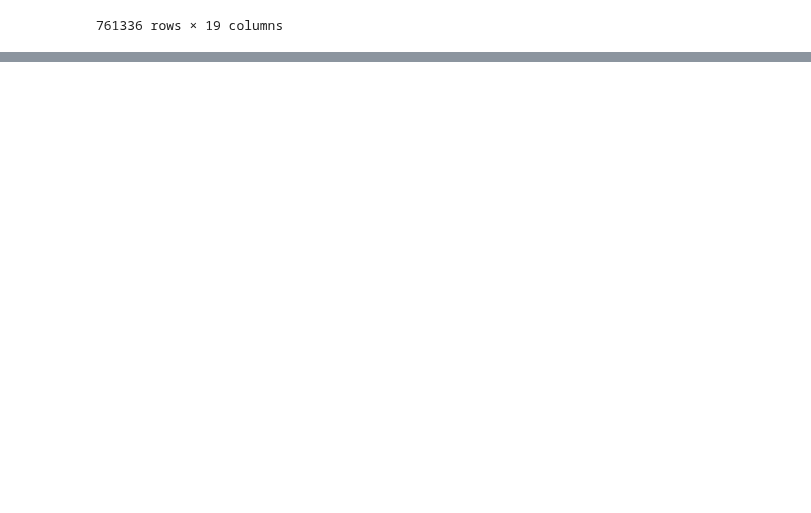
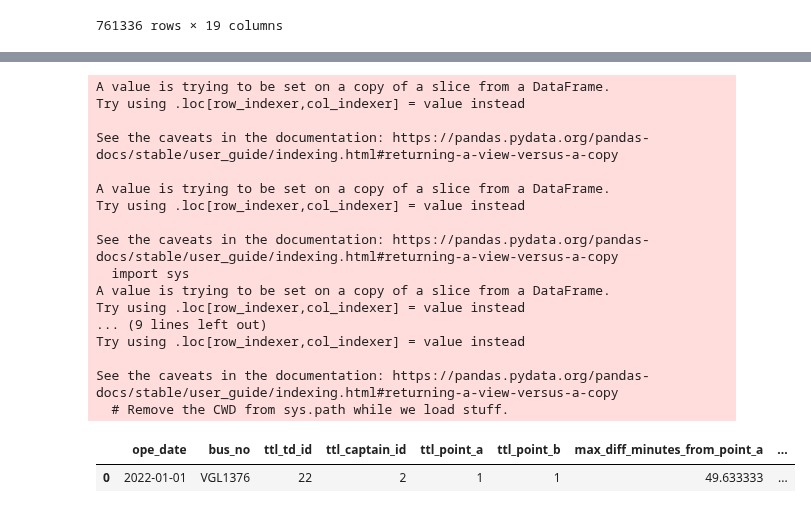
Before and after one commit to izardy/myrapid-backend, a Jupyter notebook: etl/data_exploration.ipynb, the cells around one changed output, grey strips where cells are left out. Cells and saved outputs as stored; diff of their text form; code cells hidden in the pictures; blank space fills up the shorter version.

```diff
--- a/etl/data_exploration.ipynb
+++ b/etl/data_exploration.ipynb
@@ -137,0 +160,80 @@ for year in years:
+# %%
+#data model using sample data
+
+trip_departure_1_1_2022_VGL1376=trip_departure_1_2022[(trip_departure_1_2022['bus_no']=='VGL1376')&(trip_departure_1_2022['ope_date']=='2022-01-01')]
+trip_departure_1_1_2022_VGL1376['diff_minutes']=pd.to_datetime(trip_departure_1_1_2022_VGL1376['dt_gps']).diff()/np.timedelta64(1, 'm')
+trip_departure_1_1_2022_VGL1376['diff_label']=np.where((trip_departure_1_1_2022_VGL1376['dir']=='arrive')&(trip_departure_1_1_2022_VGL1376['direction']=='DIR2_arrive'),'to point a',np.nan)
+trip_departure_1_1_2022_VGL1376['diff_label']=np.where((trip_departure_1_1_2022_VGL1376['dir']=='arrive')&(trip_departure_1_1_2022_VGL1376['direction']=='DIR1_arrive'),'from point a',trip_departure_1_1_2022_VGL1376['diff_label'])
+trip_departure_1_1_2022_VGL1376['diff_label']=np.where((trip_departure_1_1_2022_VGL1376['dir']=='depart')&(trip_departure_1_1_2022_VGL1376['direction']=='DIR1_depart'),'idle mode',trip_departure_1_1_2022_VGL1376['diff_label'])
+trip_departure_1_1_2022_VGL1376['diff_label']=np.where((trip_departure_1_1_2022_VGL1376['dir']=='depart')&(trip_departure_1_1_2022_VGL1376['direction']=='DIR2_depart'),'idle mode',trip_departure_1_1_2022_VGL1376['diff_label'])
+
+trip_departure_1_1_2022_VGL1376_1=trip_departure_1_1_2022_VGL1376.groupby(['ope_date','bus_no'])[['td_id']].count().reset_index().rename(columns={'td_id':'ttl_td_id'}) # total trips on date
+trip_departure_1_1_2022_VGL1376_2=trip_departure_1_1_2022_VGL1376.groupby(['ope_date','bus_no'])[['captain_id']].nunique().reset_index().rename(columns={'captain_id':'ttl_captain_id'}) # total captains on duty on date
+trip_departure_1_1_2022_VGL1376_3=trip_departure_1_1_2022_VGL1376.groupby(['ope_date','bus_no'])[['point_a']].nunique().reset_index().rename(columns={'point_a':'ttl_point_a'}) # total point a of trip on date
+trip_departure_1_1_2022_VGL1376_4=trip_departure_1_1_2022_VGL1376.groupby(['ope_date','bus_no'])[['point_b']].nunique().reset_index().rename(columns={'point_b':'ttl_point_b'}) # total point b of trip on date
+
+trip_departure_1_1_2022_VGL1376_5=trip_departure_1_1_2022_VGL1376[trip_departure_1_1_2022_VGL1376['diff_label']=='from point a'].groupby(['ope_date','bus_no','diff_label']).agg({'diff_minutes':'max'}).reset_index().rename(columns={'diff_minutes':'max_diff_minutes_from_point_a'}).drop(columns=['diff_label'])
+trip_departure_1_1_2022_VGL1376_6=trip_departure_1_1_2022_VGL1376[trip_departure_1_1_2022_VGL1376['diff_label']=='idle mode'].groupby(['ope_date','bus_no','diff_label']).agg({'diff_minutes':'max'}).reset_index().rename(columns={'diff_minutes':'max_diff_minutes_idle_mode'}).drop(columns=['diff_label'])
+trip_departure_1_1_2022_VGL1376_7=trip_departure_1_1_2022_VGL1376[trip_departure_1_1_2022_VGL1376['diff_label']=='to point a'].groupby(['ope_date','bus_no','diff_label']).agg({'diff_minutes':'max'}).reset_index().rename(columns={'diff_minutes':'max_diff_minutes_to_point_a'}).drop(columns=['diff_label'])
+
+trip_departure_1_1_2022_VGL1376_8=trip_departure_1_1_2022_VGL1376[trip_departure_1_1_2022_VGL1376['diff_label']=='from point a'].groupby(['ope_date','bus_no','diff_label']).agg({'diff_minutes':'min'}).reset_index().rename(columns={'diff_minutes':'min_diff_minutes_from_point_a'}).drop(columns=['diff_label'])
+trip_departure_1_1_2022_VGL1376_9=trip_departure_1_1_2022_VGL1376[trip_departure_1_1_2022_VGL1376['diff_label']=='idle mode'].groupby(['ope_date','bus_no','diff_label']).agg({'diff_minutes':'min'}).reset_index().rename(columns={'diff_minutes':'min_diff_minutes_idle_mode'}).drop(columns=['diff_label'])
+trip_departure_1_1_2022_VGL1376_10=trip_departure_1_1_2022_VGL1376[trip_departure_1_1_2022_VGL1376['diff_label']=='to point a'].groupby(['ope_date','bus_no','diff_label']).agg({'diff_minutes':'min'}).reset_index().rename(columns={'diff_minutes':'min_diff_minutes_to_point_a'}).drop(columns=['diff_label'])
+
+trip_departure_1_1_2022_VGL1376_11=trip_departure_1_1_2022_VGL1376[trip_departure_1_1_2022_VGL1376['diff_label']=='from point a'].groupby(['ope_date','bus_no','diff_label']).agg({'diff_minutes':'mean'}).reset_index().rename(columns={'diff_minutes':'avg_diff_minutes_from_point_a'}).drop(columns=['diff_label'])
+trip_departure_1_1_2022_VGL1376_12=trip_departure_1_1_2022_VGL1376[trip_departure_1_1_2022_VGL1376['diff_label']=='idle mode'].groupby(['ope_date','bus_no','diff_label']).agg({'diff_minutes':'mean'}).reset_index().rename(columns={'diff_minutes':'avg_diff_minutes_idle_mode'}).drop(columns=['diff_label'])
+trip_departure_1_1_2022_VGL1376_13=trip_departure_1_1_2022_VGL1376[trip_departure_1_1_2022_VGL1376['diff_label']=='to point a'].groupby(['ope_date','bus_no','diff_label']).agg({'diff_minutes':'mean'}).reset_index().rename(columns={'diff_minutes':'avg_diff_minutes_to_point_a'}).drop(columns=['diff_label'])
+
+trip_departure_1_1_2022_VGL1376_14=trip_departure_1_1_2022_VGL1376[trip_departure_1_1_2022_VGL1376['diff_label']=='from point a'].groupby(['ope_date','bus_no','diff_label']).agg({'diff_minutes':'median'}).reset_index().rename(columns={'diff_minutes':'med_diff_minutes_from_point_a'}).drop(columns=['diff_label'])
+trip_departure_1_1_2022_VGL1376_15=trip_departure_1_1_2022_VGL1376[trip_departure_1_1_2022_VGL1376['diff_label']=='idle mode'].groupby(['ope_date','bus_no','diff_label']).agg({'diff_minutes':'median'}).reset_index().rename(columns={'diff_minutes':'med_diff_minutes_idle_mode'}).drop(columns=['diff_label'])
+trip_departure_1_1_2022_VGL1376_16=trip_departure_1_1_2022_VGL1376[trip_departure_1_1_2022_VGL1376['diff_label']=='to point a'].groupby(['ope_date','bus_no','diff_label']).agg({'diff_minutes':'median'}).reset_index().rename(columns={'diff_minutes':'med_diff_minutes_to_point_a'}).drop(columns=['diff_label'])
+
+trip_departure_1_1_2022_VGL1376_17=trip_departure_1_1_2022_VGL1376.groupby(['ope_date','bus_no']).agg({'speed':'max'}).reset_index().rename(columns={'speed':'max_speed'})
+trip_departure_1_1_2022_VGL1376_18=trip_departure_1_1_2022_VGL1376.groupby(['ope_date','bus_no']).agg({'speed':'min'}).reset_index().rename(columns={'speed':'min_speed'})
+trip_departure_1_1_2022_VGL1376_19=trip_departure_1_1_2022_VGL1376.groupby(['ope_date','bus_no']).agg({'speed':'mean'}).reset_index().rename(columns={'speed':'avg_speed'})
+trip_departure_1_1_2022_VGL1376_20=trip_departure_1_1_2022_VGL1376.groupby(['ope_date','bus_no']).agg({'speed':'median'}).reset_index().rename(columns={'speed':'med_speed'})
+
+trip_departure_1_1_2022_VGL1376_21=trip_departure_1_1_2022_VGL1376.groupby(['ope_date','bus_no']).agg({'is_completed':'sum'}).reset_index().rename(columns={'is_completed':'ttl_td_completed'})
+
+trip_departure_1_1_2022_VGL1376_int=pd.merge(trip_departure_1_1_2022_VGL1376_1,trip_departure_1_1_2022_VGL1376_2,how='left',on=['ope_date','bus_no'])
+trip_departure_1_1_2022_VGL1376_int=pd.merge(trip_departure_1_1_2022_VGL1376_int,trip_departure_1_1_2022_VGL1376_3,how='left',on=['ope_date','bus_no'])
+trip_departure_1_1_2022_VGL1376_int=pd.merge(trip_departure_1_1_2022_VGL1376_int,trip_departure_1_1_2022_VGL1376_4,how='left',on=['ope_date','bus_no'])
+trip_departure_1_1_2022_VGL1376_int=pd.merge(trip_departure_1_1_2022_VGL1376_int,trip_departure_1_1_2022_VGL1376_5,how='left',on=['ope_date','bus_no'])
+trip_departure_1_1_2022_VGL1376_int=pd.merge(trip_departure_1_1_2022_VGL1376_int,trip_departure_1_1_2022_VGL1376_6,how='left',on=['ope_date','bus_no'])
+trip_departure_1_1_2022_VGL1376_int=pd.merge(trip_departure_1_1_2022_VGL1376_int,trip_departure_1_1_2022_VGL1376_7,how='left',on=['ope_date','bus_no'])
+trip_departure_1_1_2022_VGL1376_int=pd.merge(trip_departure_1_1_2022_VGL1376_int,trip_departure_1_1_2022_VGL1376_8,how='left',on=['ope_date','bus_no'])
+trip_departure_1_1_2022_VGL1376_int=pd.merge(trip_departure_1_1_2022_VGL1376_int,trip_departure_1_1_2022_VGL1376_9,how='left',on=['ope_date','bus_no'])
+trip_departure_1_1_2022_VGL1376_int=pd.merge(trip_departure_1_1_2022_VGL1376_int,trip_departure_1_1_2022_VGL1376_10,how='left',on=['ope_date','bus_no'])
+trip_departure_1_1_2022_VGL1376_int=pd.merge(trip_departure_1_1_2022_VGL1376_int,trip_departure_1_1_2022_VGL1376_11,how='left',on=['ope_date','bus_no'])
+trip_departure_1_1_2022_VGL1376_int=pd.merge(trip_departure_1_1_2022_VGL1376_int,trip_departure_1_1_2022_VGL1376_12,how='left',on=['ope_date','bus_no'])
+trip_departure_1_1_2022_VGL1376_int=pd.merge(trip_departure_1_1_2022_VGL1376_int,trip_departure_1_1_2022_VGL1376_13,how='left',on=['ope_date','bus_no'])
+trip_departure_1_1_2022_VGL1376_int=pd.merge(trip_departure_1_1_2022_VGL1376_int,trip_departure_1_1_2022_VGL1376_14,how='left',on=['ope_date','bus_no'])
+trip_departure_1_1_2022_VGL1376_int=pd.merge(trip_departure_1_1_2022_VGL1376_int,trip_departure_1_1_2022_VGL1376_15,how='left',on=['ope_date','bus_no'])
+trip_departure_1_1_2022_VGL1376_int=pd.merge(trip_departure_1_1_2022_VGL1376_int,trip_departure_1_1_2022_VGL1376_16,how='left',on=['ope_date','bus_no'])
+trip_departure_1_1_2022_VGL1376_int=pd.merge(trip_departure_1_1_2022_VGL1376_int,trip_departure_1_1_2022_VGL1376_17,how='left',on=['ope_date','bus_no'])
+trip_departure_1_1_2022_VGL1376_int=pd.merge(trip_departure_1_1_2022_VGL1376_int,trip_departure_1_1_2022_VGL1376_18,how='left',on=['ope_date','bus_no'])
+trip_departure_1_1_2022_VGL1376_int=pd.merge(trip_departure_1_1_2022_VGL1376_int,trip_departure_1_1_2022_VGL1376_19,how='left',on=['ope_date','bus_no'])
+trip_departure_1_1_2022_VGL1376_int=pd.merge(trip_departure_1_1_2022_VGL1376_int,trip_departure_1_1_2022_VGL1376_20,how='left',on=['ope_date','bus_no'])
+trip_departure_1_1_2022_VGL1376_int=pd.merge(trip_departure_1_1_2022_VGL1376_int,trip_departure_1_1_2022_VGL1376_21,how='left',on=['ope_date','bus_no'])
+
+trip_departure_1_1_2022_VGL1376_int
+# %% [output]
+A value is trying to be set on a copy of a slice from a DataFrame.
+Try using .loc[row_indexer,col_indexer] = value instead
+
+See the caveats in the documentation: https://pandas.pydata.org/pandas-docs/stable/user_guide/indexing.html#returning-a-view-versus-a-copy
+
+A value is trying to be set on a copy of a slice from a DataFrame.
+Try using .loc[row_indexer,col_indexer] = value instead
+
+See the caveats in the documentation: https://pandas.pydata.org/pandas-docs/stable/user_guide/indexing.html#returning-a-view-versus-a-copy
+  import sys
+A value is trying to be set on a copy of a slice from a DataFrame.
+Try using .loc[row_indexer,col_indexer] = value instead
+... (9 lines left out)
+Try using .loc[row_indexer,col_indexer] = value instead
+
+See the caveats in the documentation: https://pandas.pydata.org/pandas-docs/stable/user_guide/indexing.html#returning-a-view-versus-a-copy
+  # Remove the CWD from sys.path while we load stuff.
+|  | ope_date | bus_no | ttl_td_id | ttl_captain_id | ttl_point_a | ttl_point_b | max_diff_minutes_from_point_a | ... |
+| 0 | 2022-01-01 | VGL1376 | 22 | 2 | 1 | 1 | 49.633333 | ... |
```
Also changed, not shown: parts of 5 cells of this notebook.
